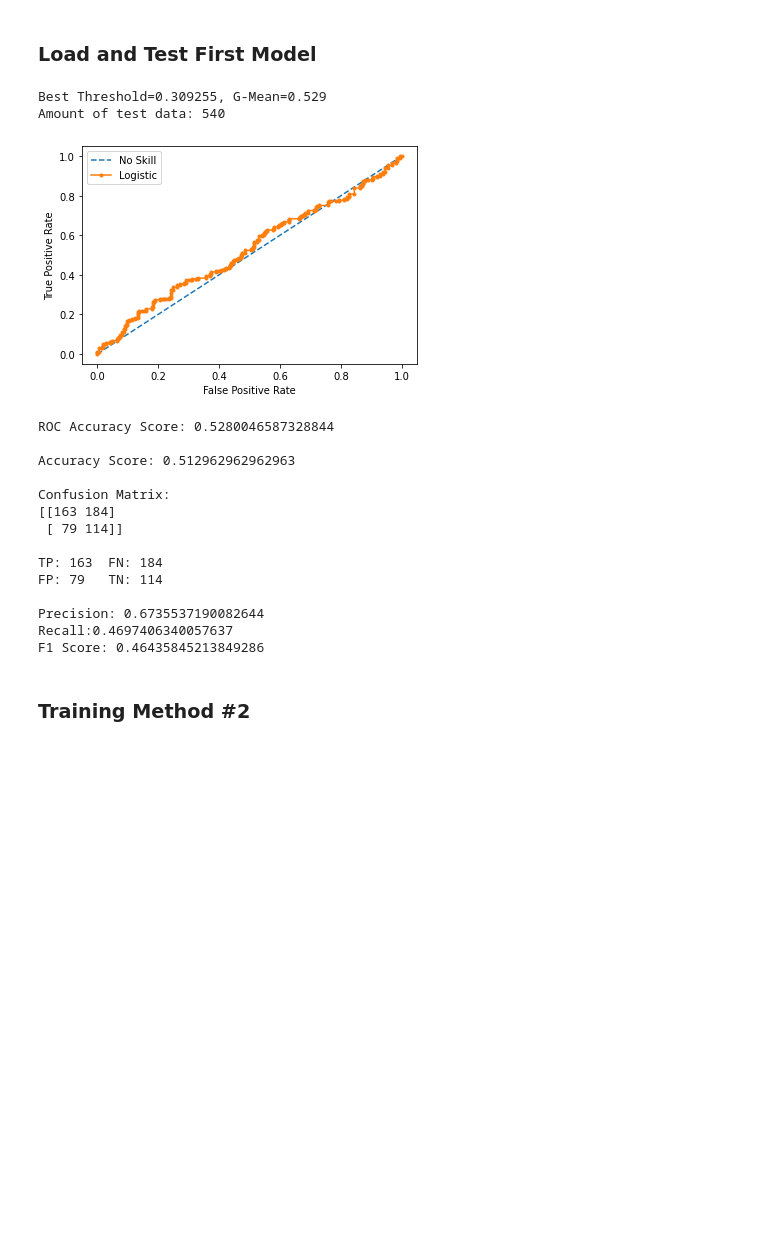
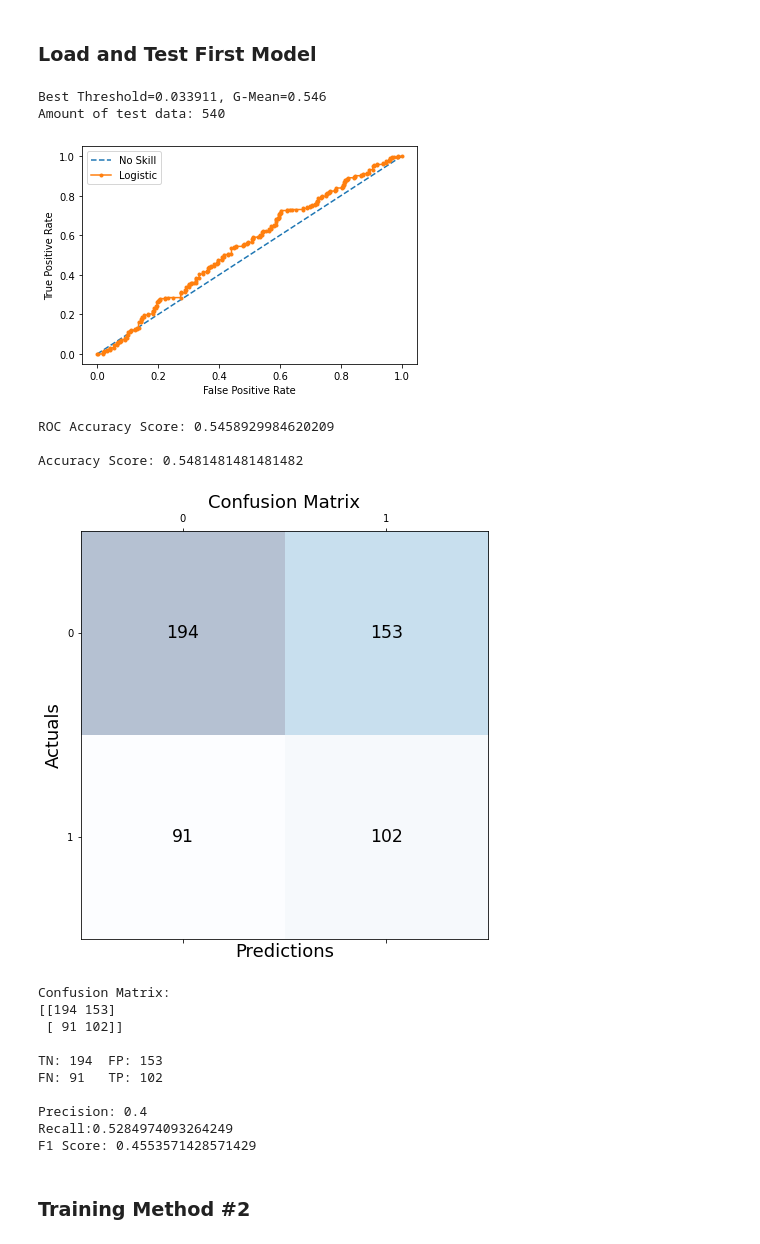
Before and after one commit to michaelchen27/scam-classifier, a Jupyter notebook: Federated learning with Pysyft and Pytorch.ipynb, the cells around one changed output. Saved outputs shown, nothing was run; the diff lists cells and outputs as text; code cells hidden in the pictures; blank space fills up the shorter version.

```diff
--- a/Federated learning with Pysyft and Pytorch.ipynb
+++ b/Federated learning with Pysyft and Pytorch.ipynb
@@ -460,7 +460,7 @@ criterion = nn.BCELoss()
 optimizer = optim.SGD(load_model.parameters(), lr=lr)
 
 test_dataset = TensorDataset(test_inputs, test_labels)
-test_loader = DataLoader(test_dataset, batch_size=BATCH_SIZE, shuffle=True)
+test_loader = DataLoader(test_dataset, batch_size=BATCH_SIZE)
 
 test_losses = []
 
@@ -514,54 +514,68 @@ print(f"ROC Accuracy Score: {roc_acc_score}")
 # Normalize probability with threshold
 test_preds_thresholded = np.where(test_preds > threshold, 1, 0)
 for i in range(len(test_preds)-1140):
     print("Test Preds Prob: {}    \
     Test Preds Label: {}  \
     True Label: {}  \
     ".format(test_preds[i], test_preds_thresholded[i], test_labels_list[i]))
 
 acc_score = accuracy_score(test_labels_list, test_preds_thresholded)
 print(f"\nAccuracy Score: {acc_score}")
 
+# Confusion Matrix
 from sklearn.metrics import confusion_matrix
 
+
 cm = confusion_matrix(test_labels_list, test_preds_thresholded)
+
+fig, ax = plt.subplots(figsize=(7.5, 7.5))
+ax.matshow(cm, cmap=plt.cm.Blues, alpha=0.3)
+for i in range(cm.shape[0]):
+    for j in range(cm.shape[1]):
+        ax.text(x=j, y=i,s=cm[i, j], va='center', ha='center', size='xx-large')
+
+plt.xlabel('Predictions', fontsize=18)
+plt.ylabel('Actuals', fontsize=18)
+plt.title('Confusion Matrix', fontsize=18)
+plt.show()
+
 print(f"\nConfusion Matrix: \n{cm}")
 
-tp = cm[0][0]
-fp = cm[1][0]
-fn = cm[0][1]
-tn = cm[1][1]
-print(f"\nTP: {tp}\t FN: {fn}\nFP: {fp}\t TN: {tn}\n")
+tn = cm[0][0]
+fp = cm[0][1]
+fn = cm[1][0]
+tp = cm[1][1]
+print(f"\nTN: {tn}\t FP: {fp}\nFN: {fn}\t TP: {tp}\n")
 
 # Precision
 precision = tp/(tp+fp)
 print(f"Precision: {precision}")
 
 # Recall
 recall = tp/(tp+fn)
 print(f"Recall:{recall}")
 
 # Calculate F1 Score
 f1_score = f1_score(test_labels_list, test_preds_thresholded)
 print(f"F1 Score: {f1_score}")
 # %% [output]
-Best Threshold=0.309255, G-Mean=0.529
+Best Threshold=0.033911, G-Mean=0.546
 Amount of test data: 540
-[figure, old version]
+[figure, new version]
-ROC Accuracy Score: 0.5280046587328844
+ROC Accuracy Score: 0.5458929984620209
 
-Accuracy Score: 0.512962962962963
-
-Confusion Matrix:
-[[163 184]
- [ 79 114]]
-
-TP: 163  FN: 184
-FP: 79   TN: 114
-
-Precision: 0.6735537190082644
-Recall:0.4697406340057637
-F1 Score: 0.46435845213849286
+Accuracy Score: 0.5481481481481482
+[figure, added]
+Confusion Matrix:
+[[194 153]
+ [ 91 102]]
+
+TN: 194  FP: 153
+FN: 91   TP: 102
+
+Precision: 0.4
+Recall:0.5284974093264249
+F1 Score: 0.4553571428571429
 # %% [markdown]
 ### Training Method #2
 # %% [markdown]
```
Also changed, not shown: parts of 11 cells of this notebook, 5 other files.
